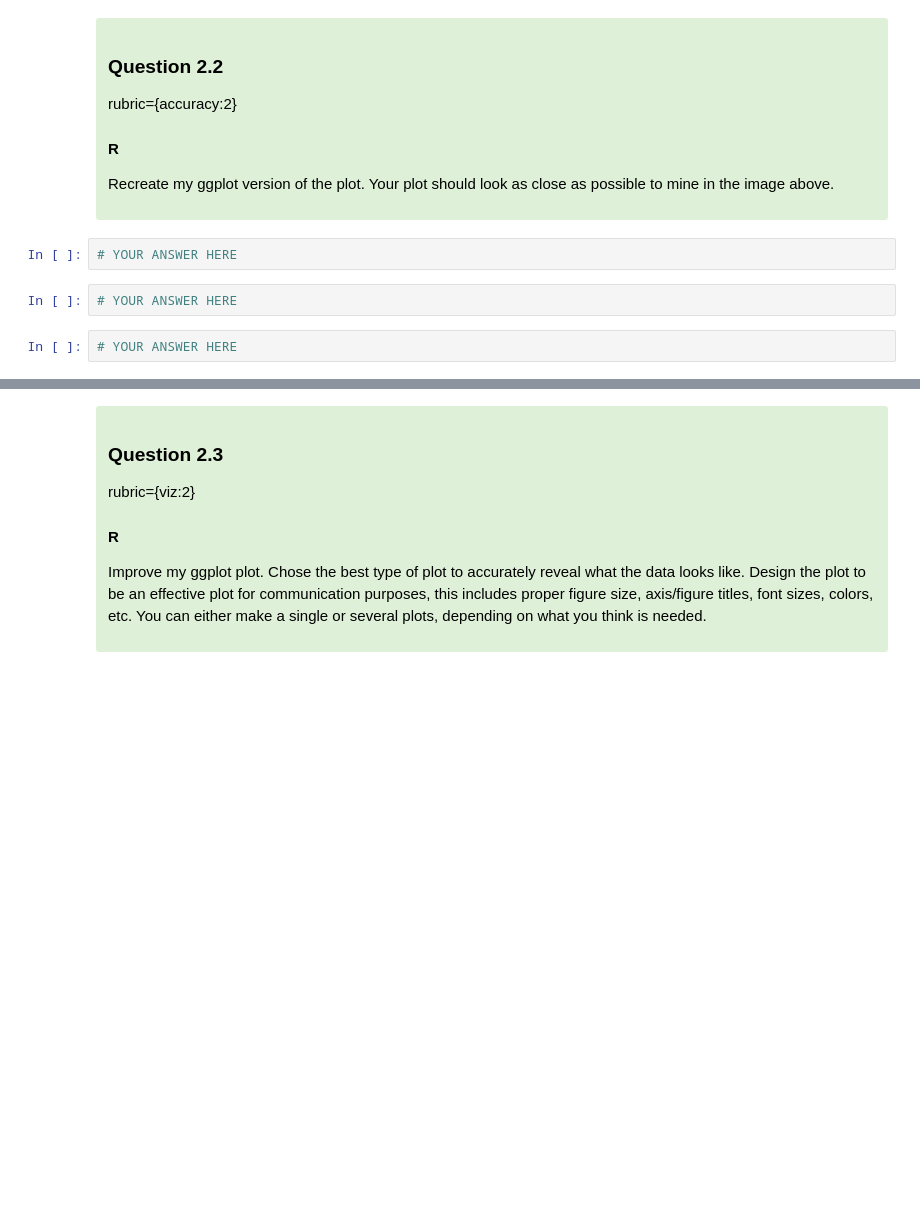
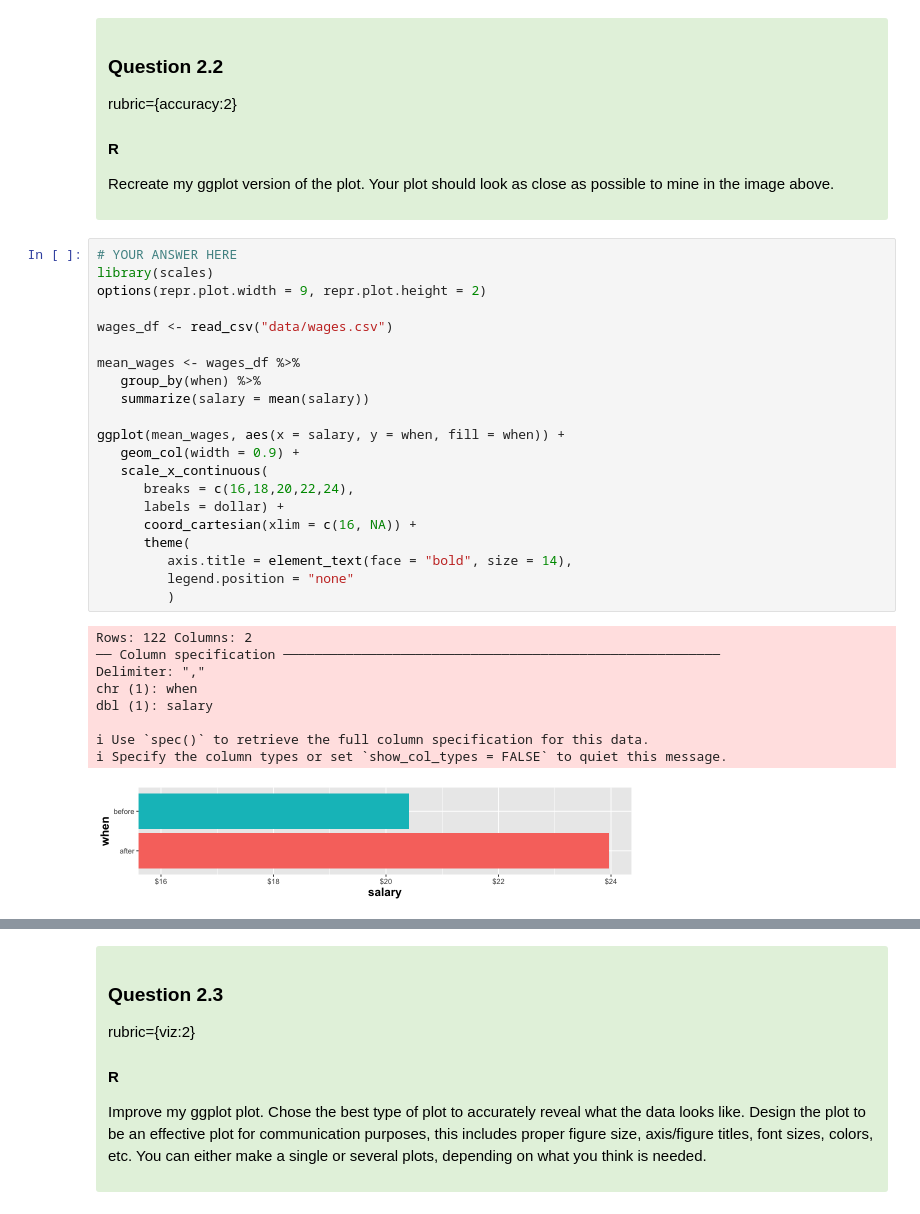
Before and after one commit to JordanKaseram/MDS-Data-550-Labs, a Jupyter notebook: lab3/lab3-R.ipynb, the cells around one changed output, grey strips where cells are left out. Saved outputs shown, nothing was run; the diff lists cells and outputs as text; blank space fills up the shorter version.

```diff
--- a/lab3/lab3-R.ipynb
+++ b/lab3/lab3-R.ipynb
@@ -235,9 +245,34 @@ rubric={accuracy:2}
 <p>Recreate my ggplot version of the plot. Your plot should look as close as possible to mine in the image above.</p>
 
 </div>
-# %%
-# YOUR ANSWER HERE
-# %%
-# YOUR ANSWER HERE
-# %%
-# YOUR ANSWER HERE
+# %%
+# YOUR ANSWER HERE
+library(scales)
+options(repr.plot.width = 9, repr.plot.height = 2)
+
+wages_df <- read_csv("data/wages.csv")
+
+mean_wages <- wages_df %>%
+   group_by(when) %>%
+   summarize(salary = mean(salary))
+
+ggplot(mean_wages, aes(x = salary, y = when, fill = when)) +
+   geom_col(width = 0.9) +
+   scale_x_continuous(
+      breaks = c(16,18,20,22,24),
+      labels = dollar) +
+      coord_cartesian(xlim = c(16, NA)) +
+      theme(
+         axis.title = element_text(face = "bold", size = 14),
+         legend.position = "none"
+         )
+# %% [output]
+Rows: 122 Columns: 2
+── Column specification ────────────────────────────────────────────────────────
+Delimiter: ","
+chr (1): when
+dbl (1): salary
+
+ℹ Use `spec()` to retrieve the full column specification for this data.
+ℹ Specify the column types or set `show_col_types = FALSE` to quiet this message.
+[figure, added]
```
Also changed, not shown: parts of 8 cells of this notebook.
